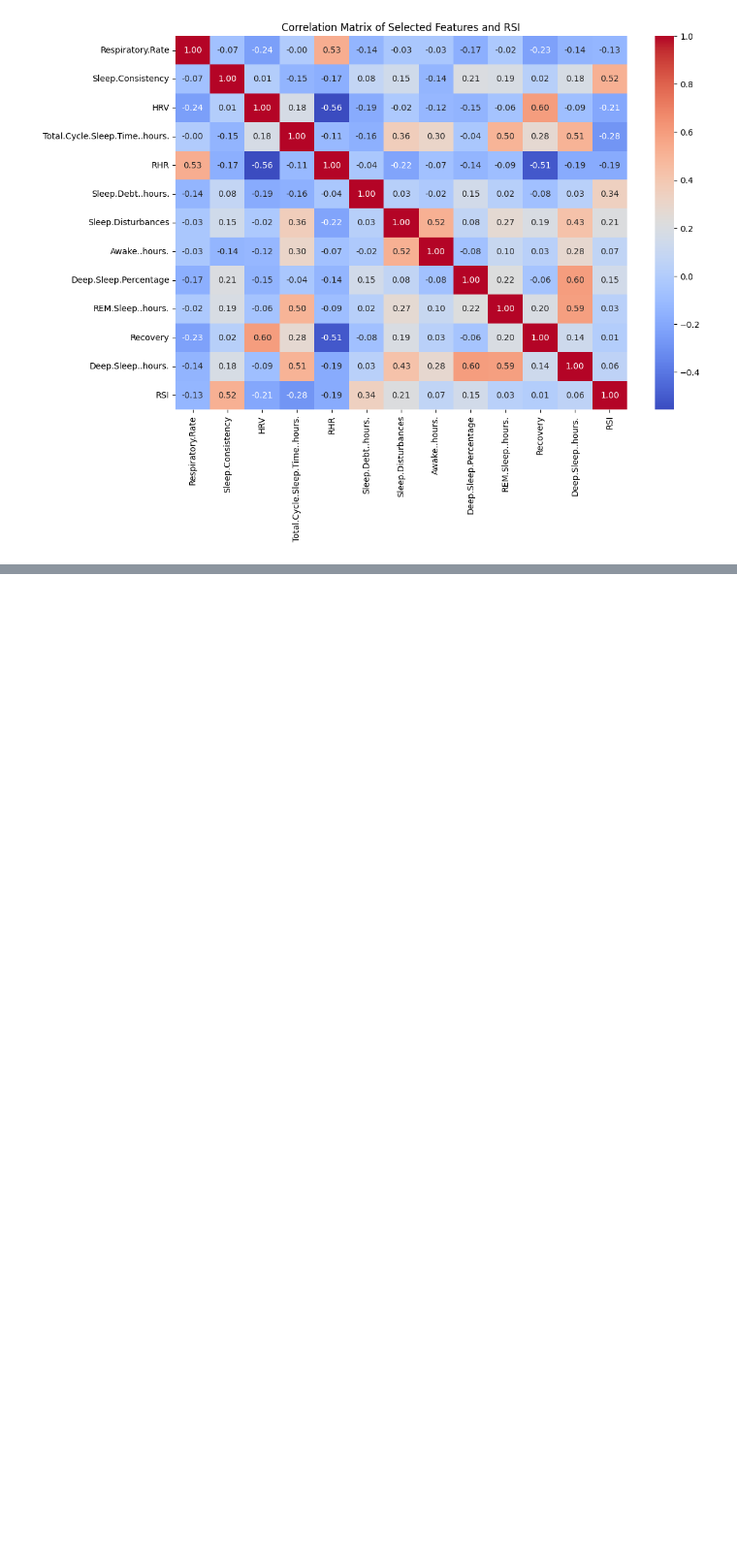
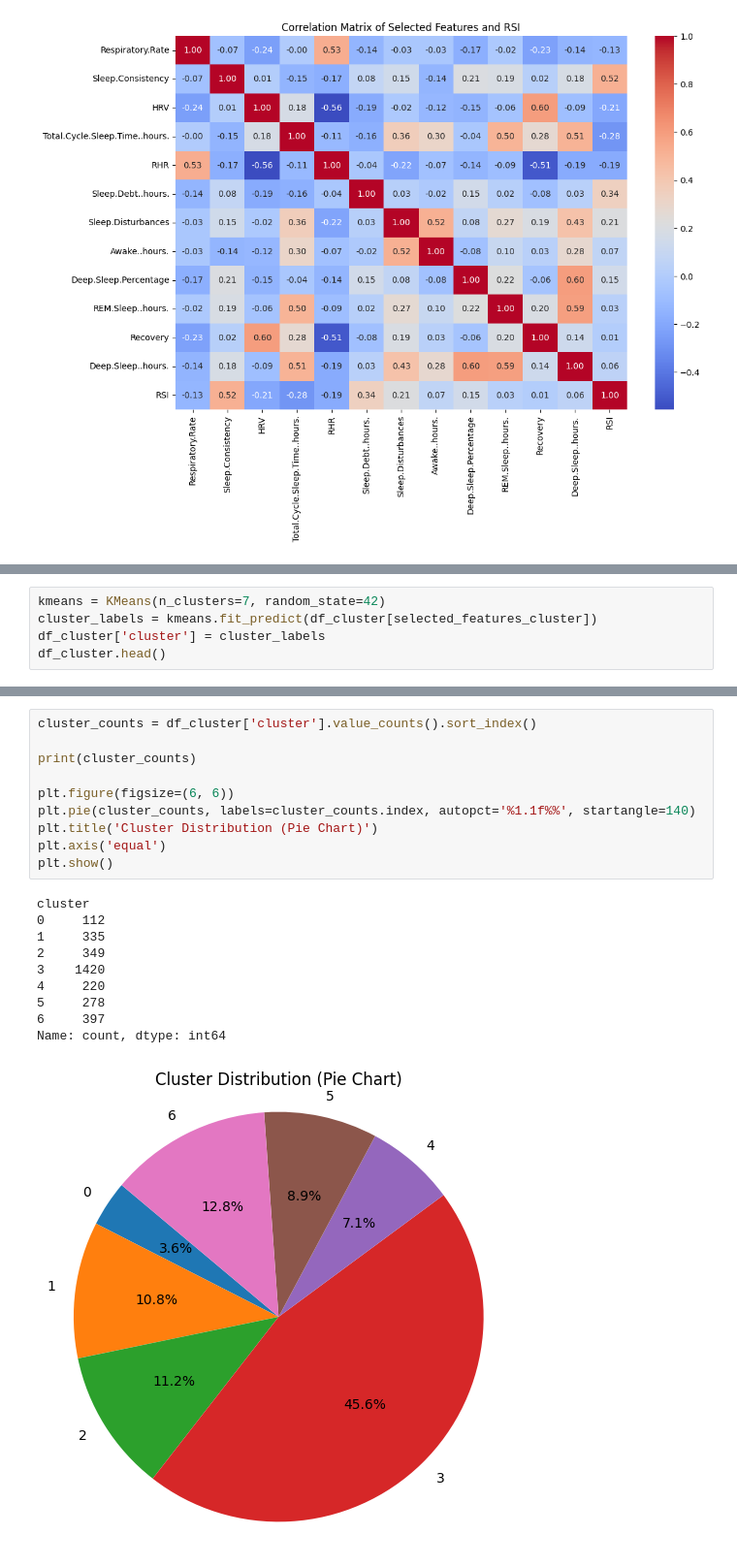
Before and after one commit to rahil247/ML_2025_6_The-OverFitters, a Jupyter notebook: Codes/TheOverFitters.ipynb, the cells around one changed output, grey strips where cells are left out. Shown at 97% size. Saved outputs shown, nothing was run; the diff lists cells and outputs as text; blank space fills up the shorter version.

```diff
--- a/Codes/TheOverFitters.ipynb
+++ b/Codes/TheOverFitters.ipynb
@@ -408,0 +469,5 @@ plt.show()
+# %%
+kmeans = KMeans(n_clusters=7, random_state=42)
+cluster_labels = kmeans.fit_predict(df_cluster[selected_features_cluster])
+df_cluster['cluster'] = cluster_labels
+df_cluster.head()
@@ -408,0 +486,21 @@ plt.show()
+# %%
+cluster_counts = df_cluster['cluster'].value_counts().sort_index()
+
+print(cluster_counts)
+
+plt.figure(figsize=(6, 6))
+plt.pie(cluster_counts, labels=cluster_counts.index, autopct='%1.1f%%', startangle=140)
+plt.title('Cluster Distribution (Pie Chart)')
+plt.axis('equal')
+plt.show()
+# %% [output]
+cluster
+0     112
+1     335
+2     349
+3    1420
+4     220
+5     278
+6     397
+Name: count, dtype: int64
+[figure, added]
```
Also changed, not shown: parts of 7 cells of this notebook.
